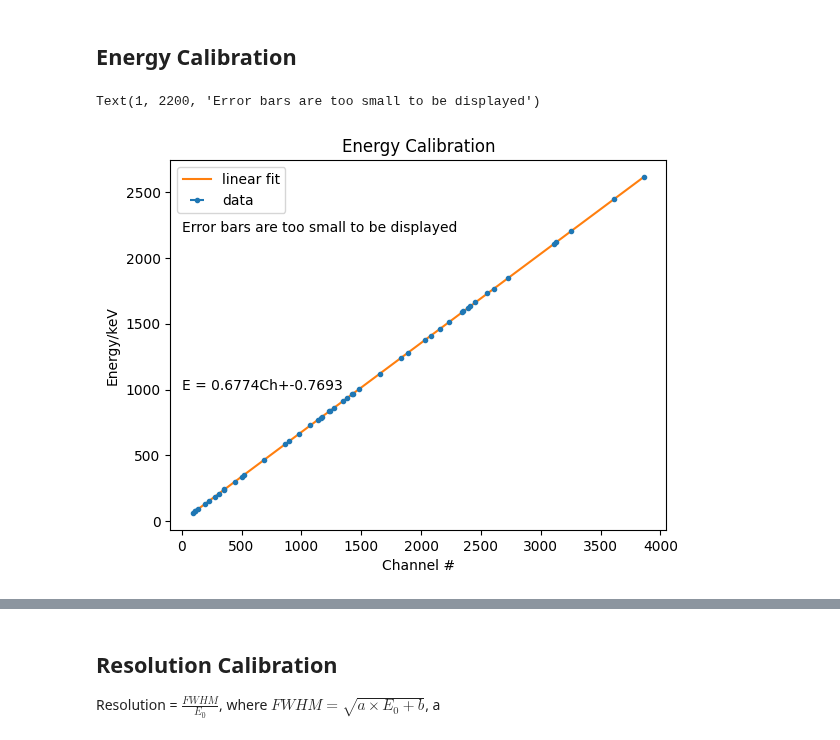
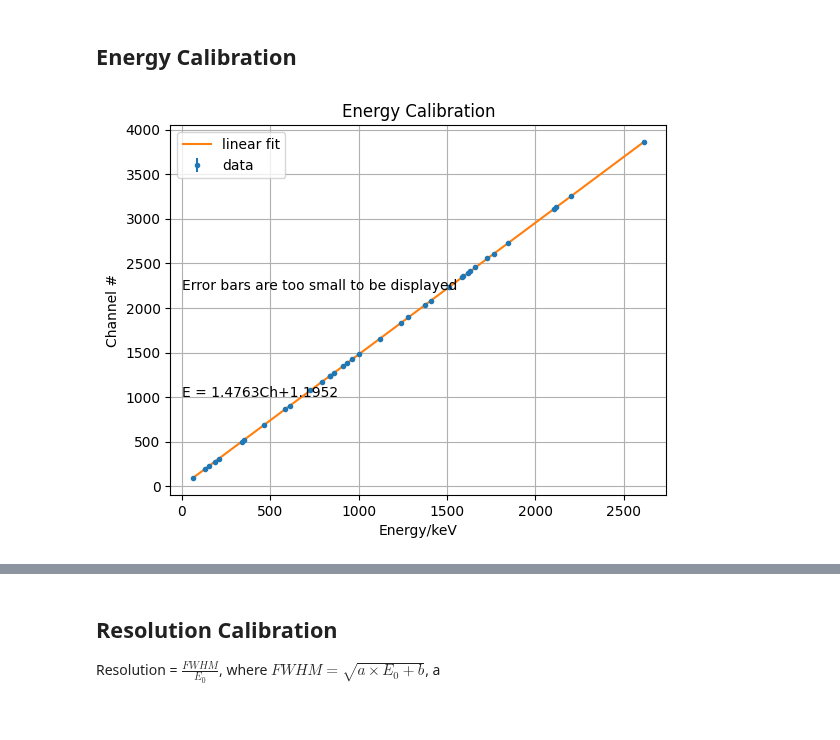
Before and after one commit to ngcnpeter/HPGe_lab_y3, a Jupyter notebook: spectal_analysis.ipynb, the cells around one changed output, grey strips where cells are left out. Cells and saved outputs as stored; diff of their text form; code cells hidden in the pictures.

```diff
--- a/spectal_analysis.ipynb
+++ b/spectal_analysis.ipynb
@@ -17,16 +17,16 @@ def peak_df(filename):
     ''' This function converts the peak data csv into  a pandas dataframe
        Input: filename - file path of csv
        Output: df2 '''
-    df = pd.read_csv(filename,delimiter = ',')
+    df = pd.read_csv(filename,delimiter = ',',header = [0,1]).droplevel(1,axis = 1)
     rename_dict = {' Nuclide':'Nuclide',' Photopeak_Energy':'Photopeak_Energy','      Peak':'Peak_CPS'
     ,' FWHM':'FWHM','  Net_Area':'Net_Area_Count'}
-    dtype_dict = {'Photopeak_Energy':float,'Centroid':float,'Peak_CPS':float,'FWHM':float,'Net_Area_Count':float}
+    #dtype_dict = {'Photopeak_Energy':float,'Centroid':float,'Peak_CPS':float,'FWHM':float,'Net_Area_Count':float,''}
     df.rename(columns = rename_dict,inplace = True)
-    df.drop(0,inplace = True)
-    df = df.astype(dtype_dict)
     df2 = df.merge(pp_df,how = 'left' ,on = ['Nuclide','Photopeak_Energy'])  #match BR to peak
-    df2['Centroid_err'] = df2['FWHM'].astype(float)/2/np.sqrt(2*np.log(2)*df2['Net_Area_Count'].astype(float))#Centroid error
+    df2['Centroid_err'] = df2['FWHM']/2/np.sqrt(2*np.log(2)*df2['Net_Area_Count'])#Centroid error
     df2['FWHM_err'] = df2['Centroid_err']*np.sqrt(np.log(2))*2 #FWHM error
+    df2['Resolution'] = df2['FWHM']/df2['Centroid']
+    df2['Resolution_err']= df2['Resolution']*np.sqrt((df2['Centroid_err']/df2['Centroid'])**2+(df2['FWHM_err']/df2['FWHM'])**2)
     return df2
 
 class peak():
@@ -34,20 +34,11 @@ class peak():
         self.df = df
     def name(self,name):
         return self.df.loc[self.df.isin({'Nuclide':[name]})]
-
-
-
-chan_bg_spec,E_bg_spec,C_bg_spec = np.loadtxt('spectra/Background_16_10_23_Mon_14_50.csv',delimiter = ',',skiprows=7,unpack = True)
-peaks, _ =signal.find_peaks(C_bg_spec)
 # %%
-path1 = 'peaks/peaks_sample1_17_10_23_Tue_14_18.CSV' #peak sample 1
+path1 = 'peaks/peaks_sample1_30_10_23_Mon_09_22.CSV' #peak sample 1
 path_bg = 'peaks/peaks_background_17_10_23.csv'
 df_1 = peak_df(path1)
 df_bg= peak_df(path_bg)
-# %%
-f = open("peak_1.csv", "a")
-f.write(df_1.to_csv())
-f.close()
 # %%
 def chi2_prob(fit,data,err,df):
     '''This function calculates chi2 probability for given
@@ -91,21 +71,23 @@ grad = 0.6775230169 #gradient
 interc = -0.3439140022 #intercept
 energy_to_chan = np.poly1d([1/grad,-interc/grad])
 # %%
-y = ref_1
-x = energy_to_chan(centroid_1)
+df_new = df_1.dropna(subset = ['Photopeak_Energy']) #drop unidentified peaks
+df_new = df_new[df_new['Reduced']<2] #omit peaks with poor fit (reduced chi2 >2 )
+x = df_new['Photopeak_Energy']
+y = energy_to_chan(df_new['Centroid'])
 popt_peak, pcov_peak = np.polyfit(x,y,1,cov = True) #energy callibration using peak
 perr_peak = np.sqrt(np.diag(pcov_peak))
 peak_fit = np.poly1d(popt_peak)
-x_err = popt_peak[0]*centroid_1_err
+y_err = 1/grad*df_new['Centroid_err']
 #errorbars are too small to be displayed
 plt.title('Energy Calibration')
-plt.errorbar(x,y,xerr= x_err, fmt = '.',label = 'data')
+plt.errorbar(x,y,yerr= y_err, fmt = '.',label = 'data')
 plt.plot(x,peak_fit(x),label = 'linear fit')
 plt.legend()
-plt.xlabel('Channel #')
-plt.ylabel('Energy/keV')
+plt.ylabel('Channel #')
+plt.xlabel('Energy/keV')
 plt.text(1,1000,f'E = {popt_peak[0]:.4f}Ch+{popt_peak[1]:.4f}')
 plt.text(1,2200,'Error bars are too small to be displayed')
+plt.grid()
 # %% [output]
-Text(1, 2200, 'Error bars are too small to be displayed')
-[figure, old version]
+[figure, new version]
```
Also changed, not shown: parts of 16 cells of this notebook, 1 other file.
